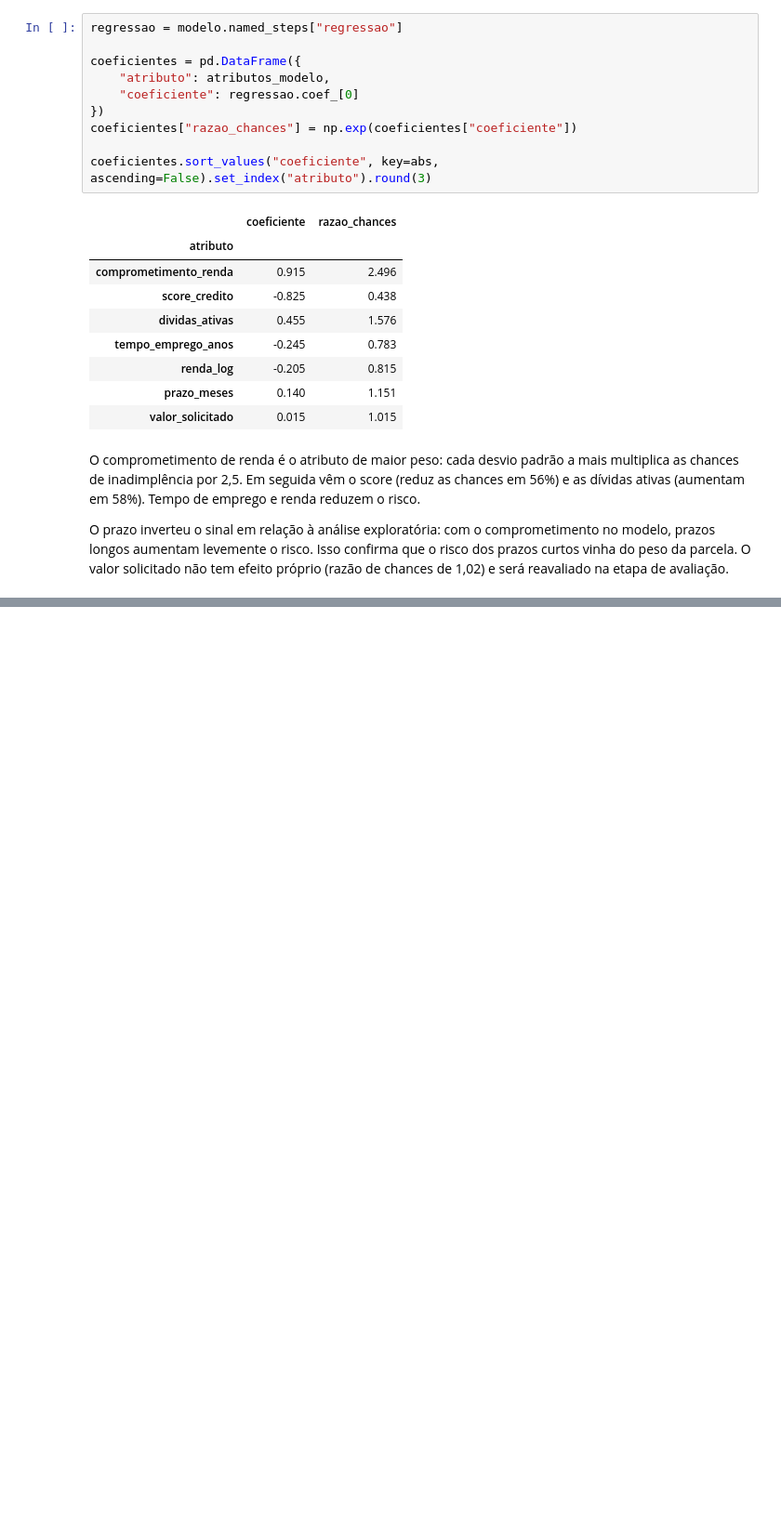
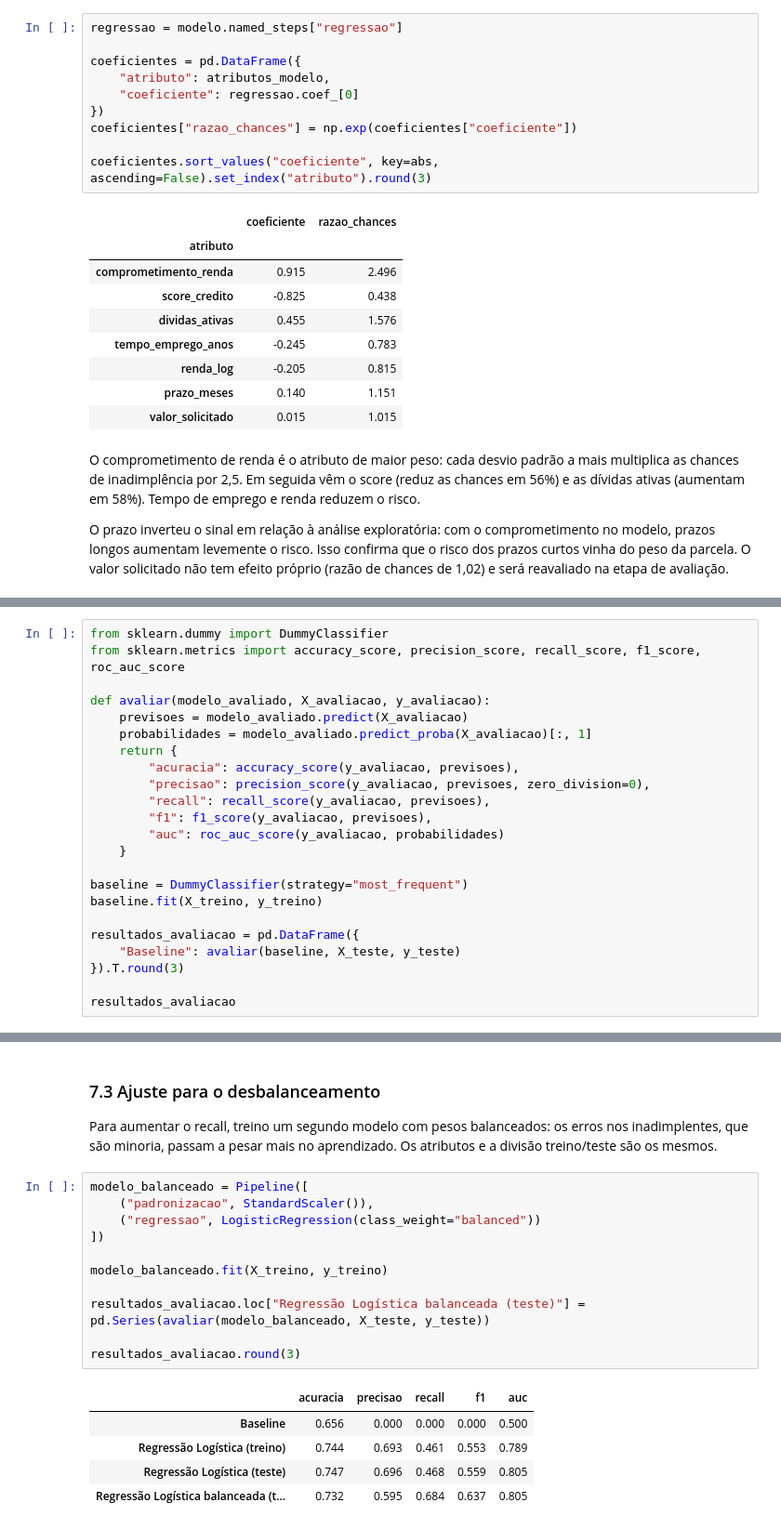
Before and after one commit to dudamark/desafio-credito-credair, a Jupyter notebook: notebooks/analise_credito.ipynb, the cells around one changed output, grey strips where cells are left out. Shown at 93% size. Drawn from its saved outputs; the diff is of its cells as text; blank space fills up the shorter version.

```diff
--- a/notebooks/analise_credito.ipynb
+++ b/notebooks/analise_credito.ipynb
@@ -1109,0 +1123,23 @@ O prazo inverteu o sinal em relação à análise exploratória: com o compromet
+# %%
+from sklearn.dummy import DummyClassifier
+from sklearn.metrics import accuracy_score, precision_score, recall_score, f1_score, roc_auc_score
+
+def avaliar(modelo_avaliado, X_avaliacao, y_avaliacao):
+    previsoes = modelo_avaliado.predict(X_avaliacao)
+    probabilidades = modelo_avaliado.predict_proba(X_avaliacao)[:, 1]
+    return {
+        "acuracia": accuracy_score(y_avaliacao, previsoes),
+        "precisao": precision_score(y_avaliacao, previsoes, zero_division=0),
+        "recall": recall_score(y_avaliacao, previsoes),
+        "f1": f1_score(y_avaliacao, previsoes),
+        "auc": roc_auc_score(y_avaliacao, probabilidades)
+    }
+
+baseline = DummyClassifier(strategy="most_frequent")
+baseline.fit(X_treino, y_treino)
+
+resultados_avaliacao = pd.DataFrame({
+    "Baseline": avaliar(baseline, X_teste, y_teste)
+}).T.round(3)
+
+resultados_avaliacao
@@ -1109,0 +1169,21 @@ O prazo inverteu o sinal em relação à análise exploratória: com o compromet
+# %% [markdown]
+### 7.3 Ajuste para o desbalanceamento
+
+Para aumentar o recall, treino um segundo modelo com pesos balanceados: os erros nos inadimplentes, que são minoria, passam a pesar mais no aprendizado. Os atributos e a divisão treino/teste são os mesmos.
+# %%
+modelo_balanceado = Pipeline([
+    ("padronizacao", StandardScaler()),
+    ("regressao", LogisticRegression(class_weight="balanced"))
+])
+
+modelo_balanceado.fit(X_treino, y_treino)
+
+resultados_avaliacao.loc["Regressão Logística balanceada (teste)"] = pd.Series(avaliar(modelo_balanceado, X_teste, y_teste))
+
+resultados_avaliacao.round(3)
+# %% [output]
+|  | acuracia | precisao | recall | f1 | auc |
+| Baseline | 0.656 | 0.000 | 0.000 | 0.000 | 0.500 |
+| Regressão Logística (treino) | 0.744 | 0.693 | 0.461 | 0.553 | 0.789 |
+| Regressão Logística (teste) | 0.747 | 0.696 | 0.468 | 0.559 | 0.805 |
+| Regressão Logística balanceada (t... | 0.732 | 0.595 | 0.684 | 0.637 | 0.805 |
```
Also changed, not shown: parts of 17 cells of this notebook, 1 other file.
